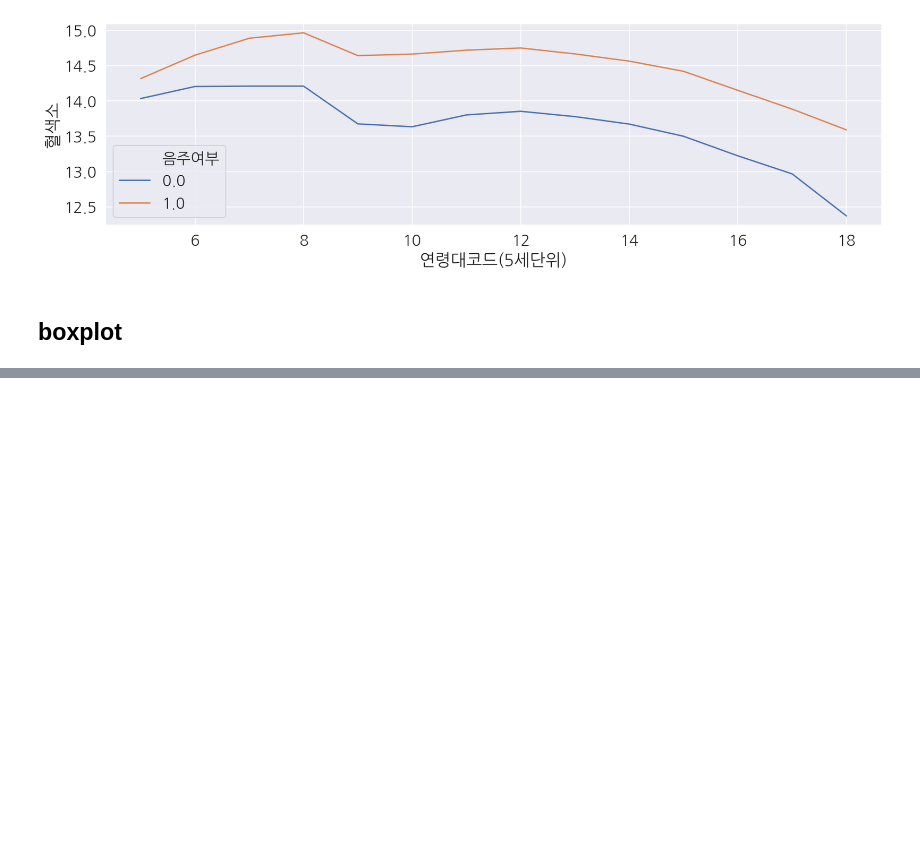
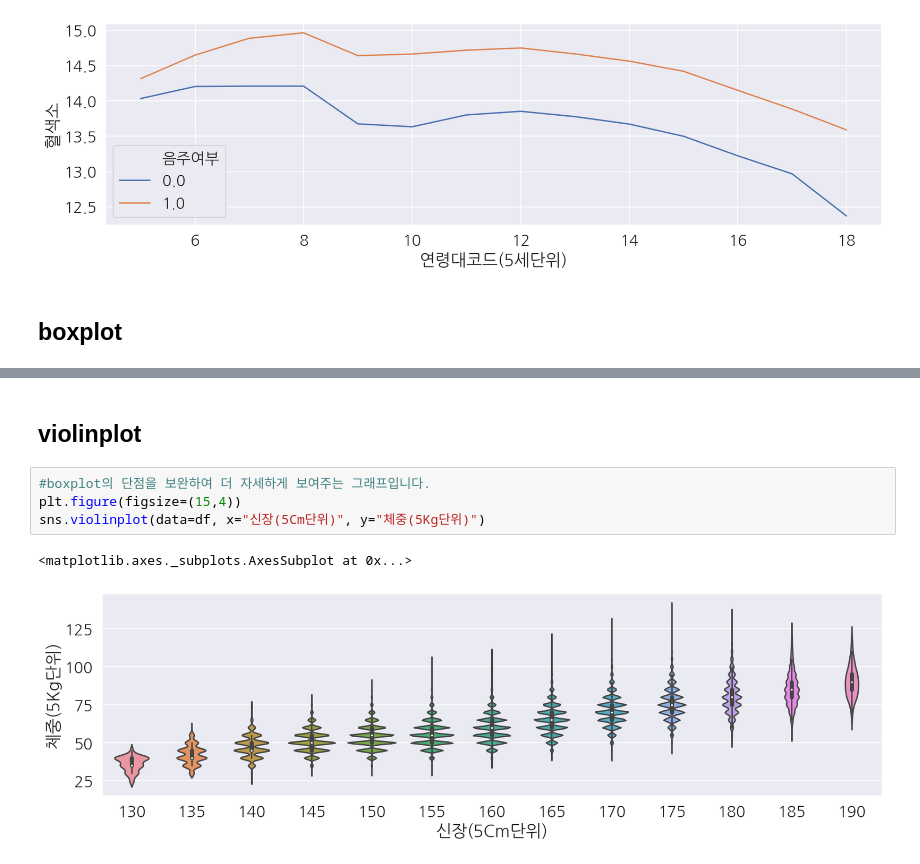
Before and after one commit to duehdaud/Data_science_edwith, a Jupyter notebook: Untitled.ipynb, the cells around one changed output, grey strips where cells are left out. Cells and saved outputs as stored; diff of their text form; blank space fills up the shorter version.

```diff
--- a/Untitled.ipynb
+++ b/Untitled.ipynb
@@ -704,0 +712,9 @@ sns.lineplot(data=df, x="연령대코드(5세단위)", y="혈색소", hue="음
+# %% [markdown]
+## violinplot
+# %%
+#boxplot의 단점을 보완하여 더 자세하게 보여주는 그래프입니다.
+plt.figure(figsize=(15,4))
+sns.violinplot(data=df, x="신장(5Cm단위)", y="체중(5Kg단위)")
+# %% [output]
+<matplotlib.axes._subplots.AxesSubplot at 0x...>
+[figure, added]
```
Also changed, not shown: parts of 11 cells of this notebook.
